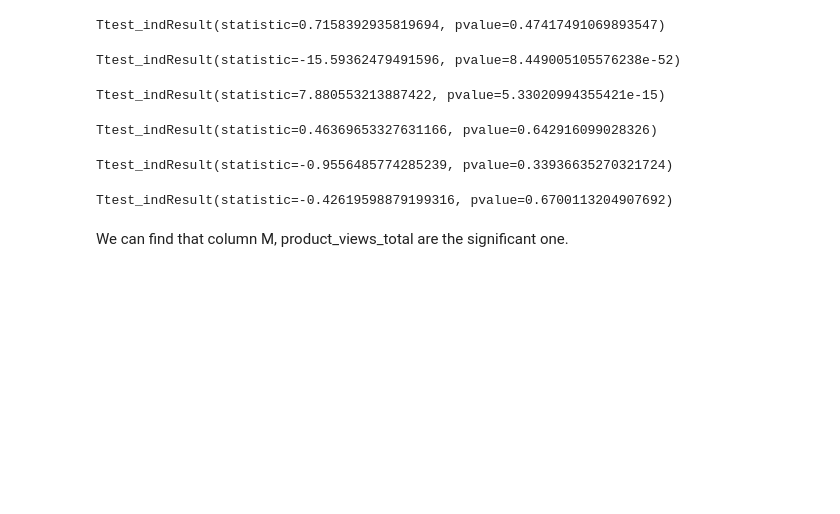
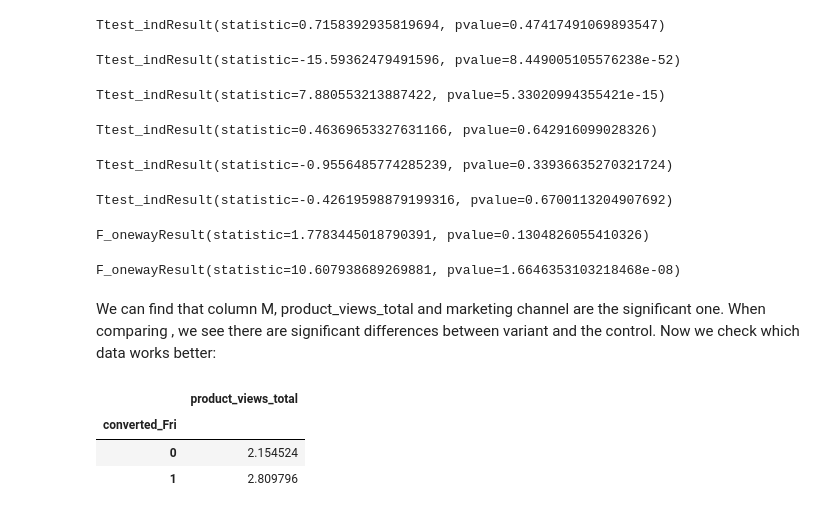
Before and after one commit to leningschulich/schulich_data_science, a Jupyter notebook: mban 6110 inclass code/final.ipynb, the cells around one changed output. Drawn from its saved outputs; the diff is of its cells as text; code cells hidden in the pictures; blank space fills up the shorter version.

```diff
--- a/mban 6110 inclass code/final.ipynb
+++ b/mban 6110 inclass code/final.ipynb
@@ -278,12 +278,33 @@ print(p_val)
 Ttest_indResult(statistic=-0.42619598879199316, pvalue=0.6700113204907692)
 # %%
 # checking location
-loc_1 = df[df['visitor_location'] == 'Location 1']['converted_Fri']
-loc_2 = df[df['visitor_location'] == 'Location 2']['converted_Fri']
-loc_3 = df[df['visitor_location'] == 'Location 3']['converted_Fri']
-loc_4 = df[df['visitor_location'] == 'Location 4']['converted_Fri']
-loc_5 = df[df['visitor_location'] == 'Location 5']['converted_Fri']
+loc_1 = df[df['visitor_location'] == 'North America']['converted_Fri']
+loc_2 = df[df['visitor_location'] == 'South America']['converted_Fri']
+loc_3 = df[df['visitor_location'] == 'Australia']['converted_Fri']
+loc_4 = df[df['visitor_location'] == 'Asia']['converted_Fri']
+loc_5 = df[df['visitor_location'] == 'Europe']['converted_Fri']
 p_val = stats.f_oneway(loc_1, loc_2, loc_3,loc_4,loc_5)
 print(p_val)
+# %% [output]
+F_onewayResult(statistic=1.7783445018790391, pvalue=0.1304826055410326)
+# %%
+# checking marketing_channel
+loc_1 = df[df['marketing_channel'] == 'youtube']['converted_Fri']
+loc_2 = df[df['marketing_channel'] == 'organic']['converted_Fri']
+loc_3 = df[df['marketing_channel'] == 'instagram']['converted_Fri']
+loc_4 = df[df['marketing_channel'] == 'facebook']['converted_Fri']
+loc_5 = df[df['marketing_channel'] == 'google']['converted_Fri']
+p_val = stats.f_oneway(loc_1, loc_2, loc_3,loc_4,loc_5)
+print(p_val)
+# %% [output]
+F_onewayResult(statistic=10.607938689269881, pvalue=1.6646353103218468e-08)
 # %% [markdown]
-We can find that column M, product_views_total are the significant one.
+We can find that column M, product_views_total and marketing channel are the significant one.
+When comparing , we see there are significant differences between variant and the control. Now we check which data works better:
+# %%
+df.groupby('converted_Fri')[['product_views_total']].mean()
+# %% [output]
+|  | product_views_total |
+| converted_Fri |  |
+| 0 | 2.154524 |
+| 1 | 2.809796 |
```
Also changed, not shown: parts of 33 cells of this notebook.
